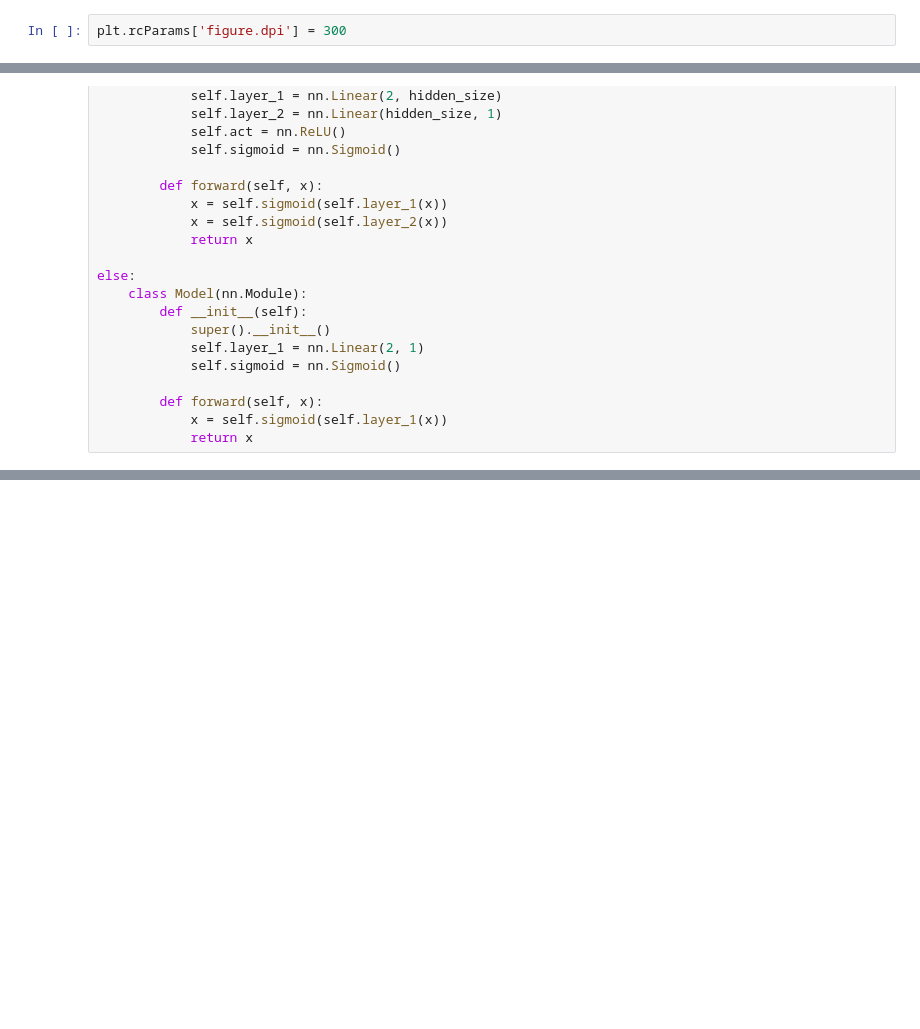
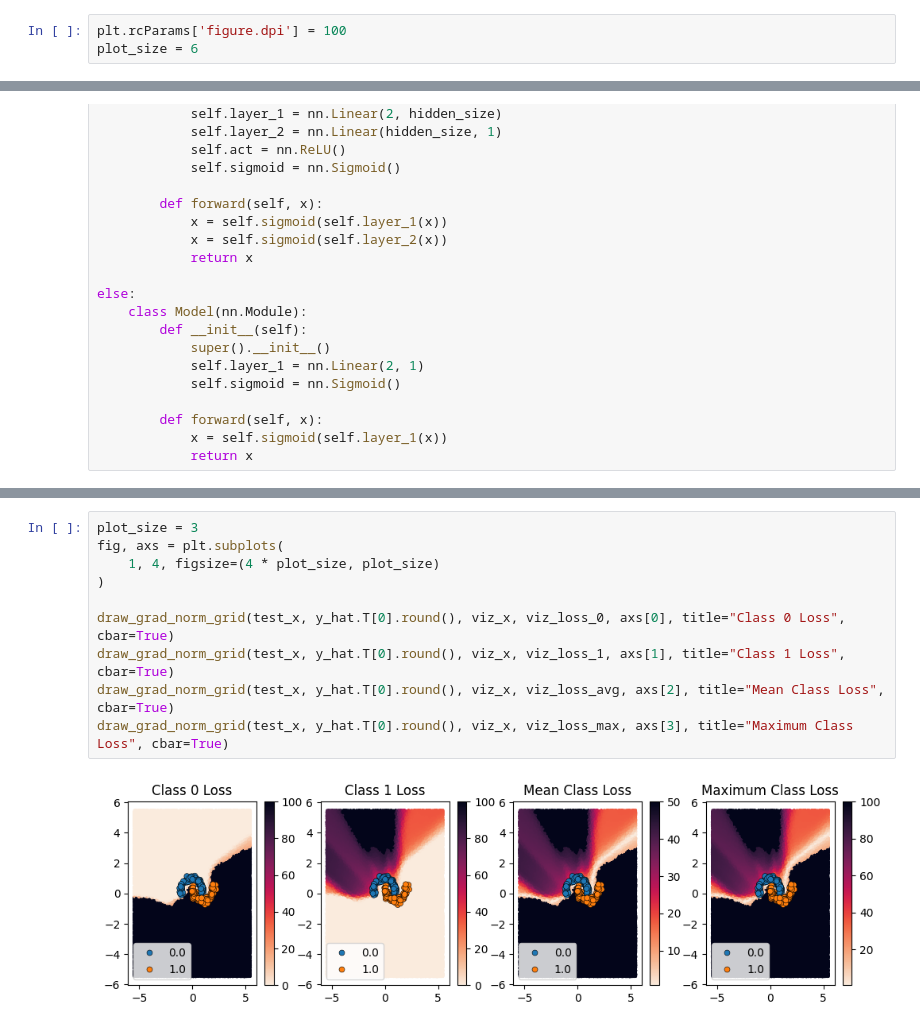
Before and after one commit to ngruenefeld/gradient_uncertainty_poc, a Jupyter notebook: gradient_uncertainty.ipynb, the cells around one changed output, grey strips where cells are left out. Drawn from its saved outputs; the diff is of its cells as text; blank space fills up the shorter version.

```diff
--- a/gradient_uncertainty.ipynb
+++ b/gradient_uncertainty.ipynb
@@ -10,7 +10,8 @@ import seaborn as sns
 from sklearn.datasets import make_blobs, make_moons
 from sklearn.model_selection import train_test_split
 # %%
-plt.rcParams['figure.dpi'] = 300
+plt.rcParams['figure.dpi'] = 100
+plot_size = 6
 # %%
 variant = 'moons'
 # variant = 'blobs'
@@ -200,0 +186,12 @@ Text(0.5, 1.0, 'Class 1 Loss')
+# %%
+plot_size = 3
+fig, axs = plt.subplots(
+    1, 4, figsize=(4 * plot_size, plot_size)
+)
+
+draw_grad_norm_grid(test_x, y_hat.T[0].round(), viz_x, viz_loss_0, axs[0], title="Class 0 Loss", cbar=True)
+draw_grad_norm_grid(test_x, y_hat.T[0].round(), viz_x, viz_loss_1, axs[1], title="Class 1 Loss", cbar=True)
+draw_grad_norm_grid(test_x, y_hat.T[0].round(), viz_x, viz_loss_avg, axs[2], title="Mean Class Loss", cbar=True)
+draw_grad_norm_grid(test_x, y_hat.T[0].round(), viz_x, viz_loss_max, axs[3], title="Maximum Class Loss", cbar=True)
+# %% [output]
+[figure, added]
```
Also changed, not shown: parts of 15 cells of this notebook.
